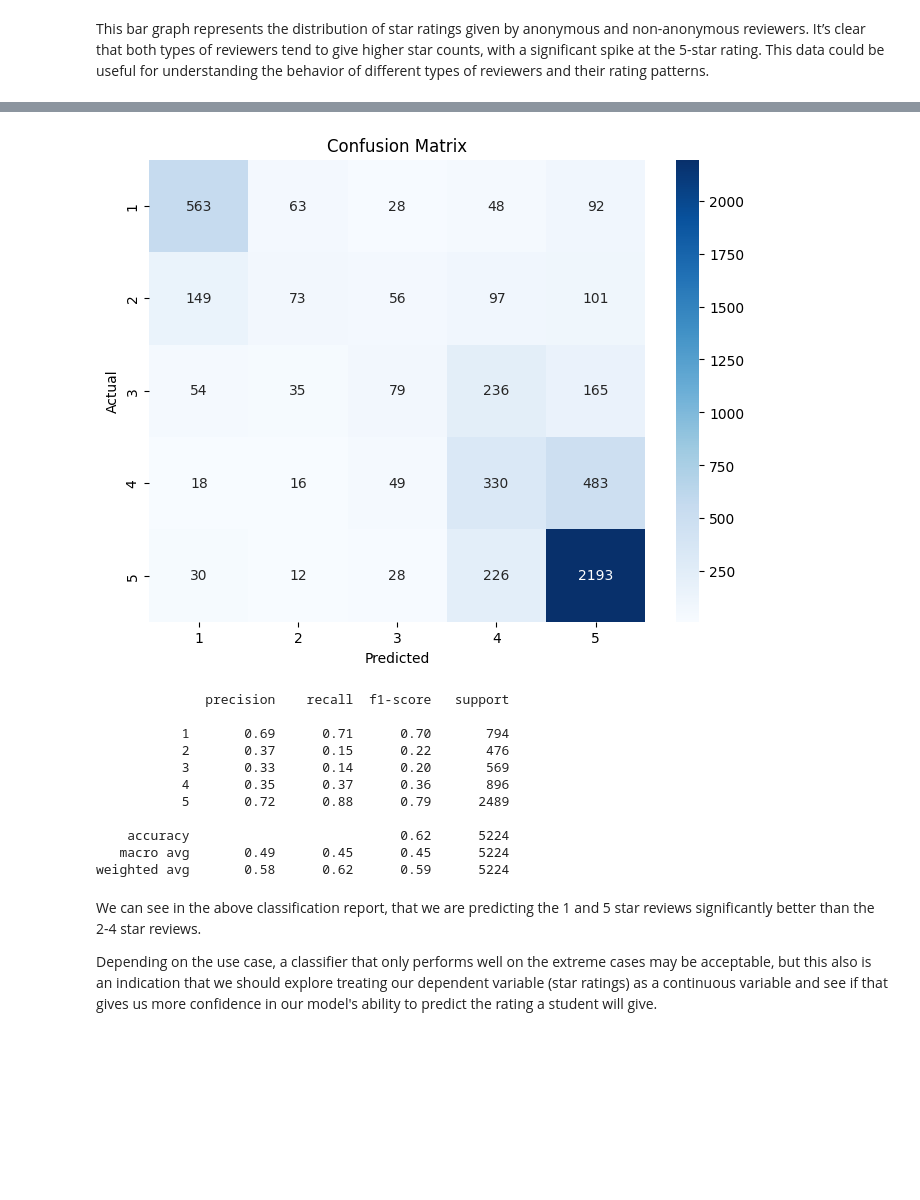
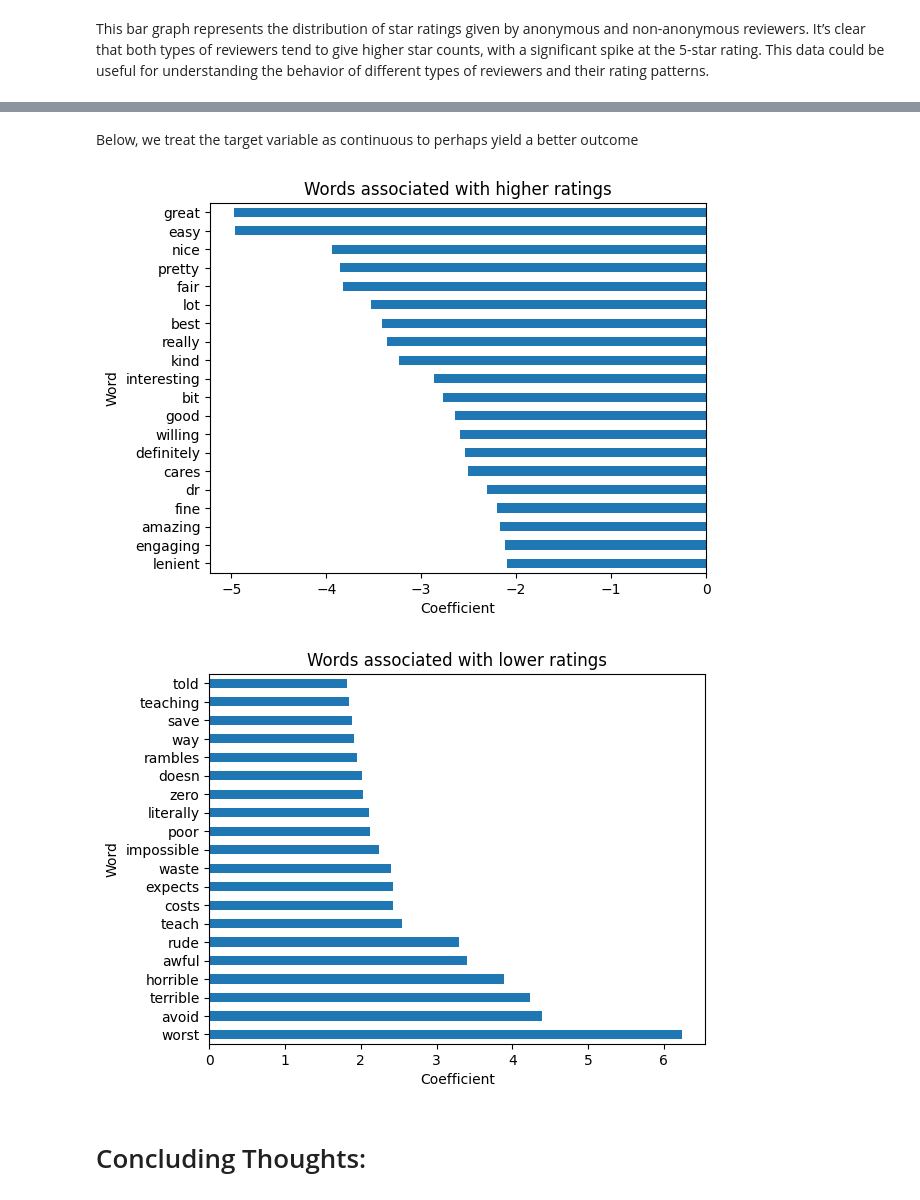
Before and after one commit to ShreenidhiAyinala/Planetterp-Course-Review-Data-Exploration-NLP-Methods, a Jupyter notebook: CMSC320 Final Project Checkpoint3.ipynb, the cells around one changed output, grey strips where cells are left out. Drawn from its saved outputs; the diff is of its cells as text; code cells hidden in the pictures; blank space fills up the shorter version.

```diff
--- a/CMSC320 Final Project Checkpoint3.ipynb
+++ b/CMSC320 Final Project Checkpoint3.ipynb
@@ -607,38 +702,39 @@ Because our model is predicting the class of a multiclass dependent variable as
-# %%
-# Show the confusion matrix for the classifier
-from sklearn.metrics import confusion_matrix
-import seaborn as sns
-
-# Create the confusion matrix
-cm = confusion_matrix(y_test, y_pred)
-
-# Display the confusion matrix
-plt.figure(figsize=(8, 6))
-sns.heatmap(cm, annot=True, fmt='d', cmap='Blues', xticklabels=clf.classes_, yticklabels=clf.classes_)
-plt.title('Confusion Matrix')
-plt.xlabel('Predicted')
-plt.ylabel('Actual')
-plt.show()
-# %% [output]
-[figure, removed]
-# %%
-# Show the classification report
-from sklearn.metrics import classification_report
-
-print(classification_report(y_test, y_pred))
-# %% [output]
-              precision    recall  f1-score   support
-
-           1       0.69      0.71      0.70       794
-           2       0.37      0.15      0.22       476
-           3       0.33      0.14      0.20       569
-           4       0.35      0.37      0.36       896
-           5       0.72      0.88      0.79      2489
-
-    accuracy                           0.62      5224
-   macro avg       0.49      0.45      0.45      5224
-weighted avg       0.58      0.62      0.59      5224
-# %% [markdown]
-We can see in the above classification report, that we are predicting the 1 and 5 star reviews significantly better than the 2-4 star reviews.
-
-Depending on the use case, a classifier that only performs well on the extreme cases may be acceptable, but this also is an indication that we should explore treating our dependent variable (star ratings) as a continuous variable and see if that gives us more confidence in our model's ability to predict the rating a student will give.
+# %% [markdown]
+Below, we treat the target variable as continuous to perhaps yield a better outcome
+# %%
+# Split the data into training and testing sets
+X_train, X_test, y_train, y_test = train_test_split(df['review_text'], df['star_count'], test_size=0.2, random_state=42)
+
+# Create a TF-IDF vectorizer
+vectorizer = TfidfVectorizer(stop_words='english')
+
+# Convert the data to pytorch tensors
+X_train = vectorizer.fit_transform(X_train)
+X_test = vectorizer.transform(X_test)
+
+model = LogisticRegression(max_iter=1000)
+
+# Train the model
+model.fit(X_train, y_train)
+
+
+# Show the regression coefficients
+coefficients = pd.Series(model.coef_[0], index=vectorizer.get_feature_names_out())
+coefficients.sort_values(ascending=False).tail(20).plot(kind='barh')
+plt.title('Words associated with higher ratings')
+plt.xlabel('Coefficient')
+plt.ylabel('Word')
+plt.show()
+
+# Show the regression coefficients
+coefficients = pd.Series(model.coef_[0], index=vectorizer.get_feature_names_out())
+coefficients.sort_values(ascending=False).head(20).plot(kind='barh')
+plt.title('Words associated with lower ratings')
+plt.xlabel('Coefficient')
+plt.ylabel('Word')
+plt.show()
+# %% [output]
+[figure, added]
+[figure, added]
+# %% [markdown]
+# Concluding Thoughts:
```
Also changed, not shown: parts of 17 cells of this notebook.
